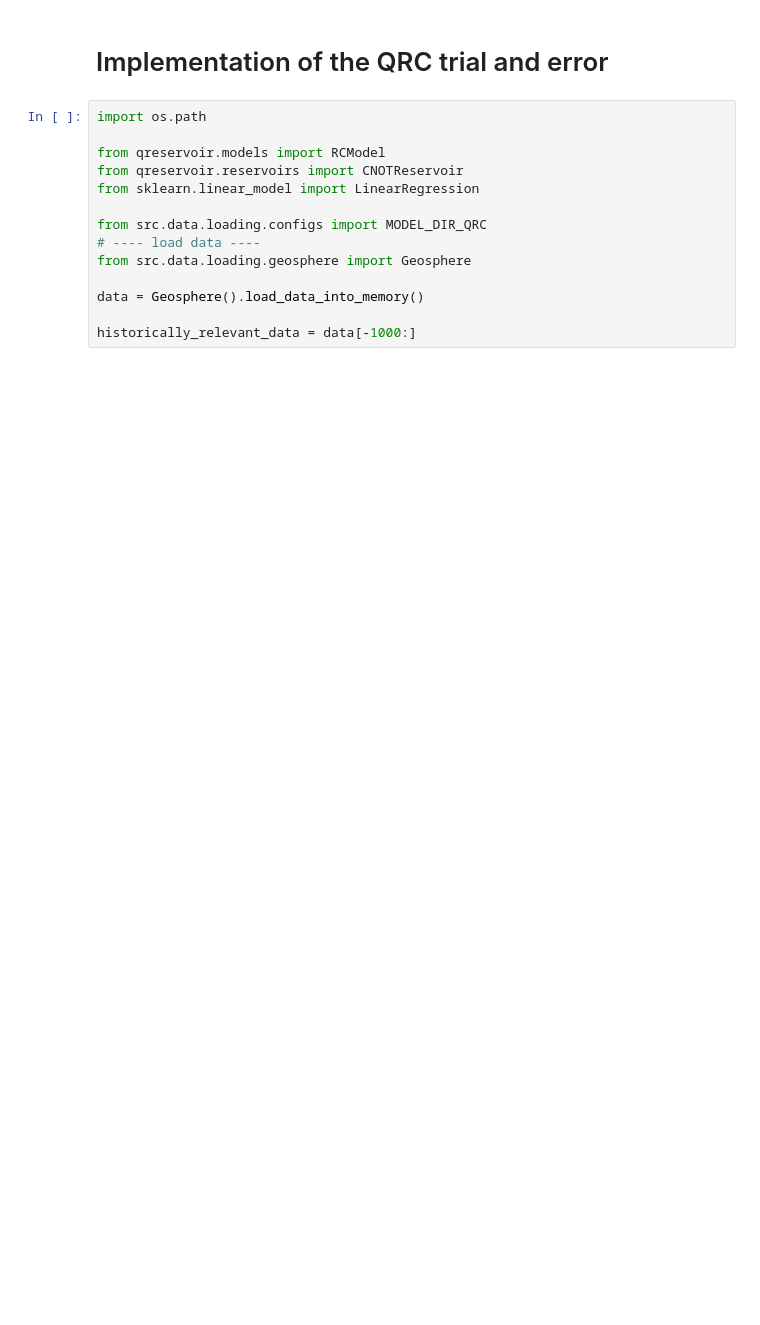
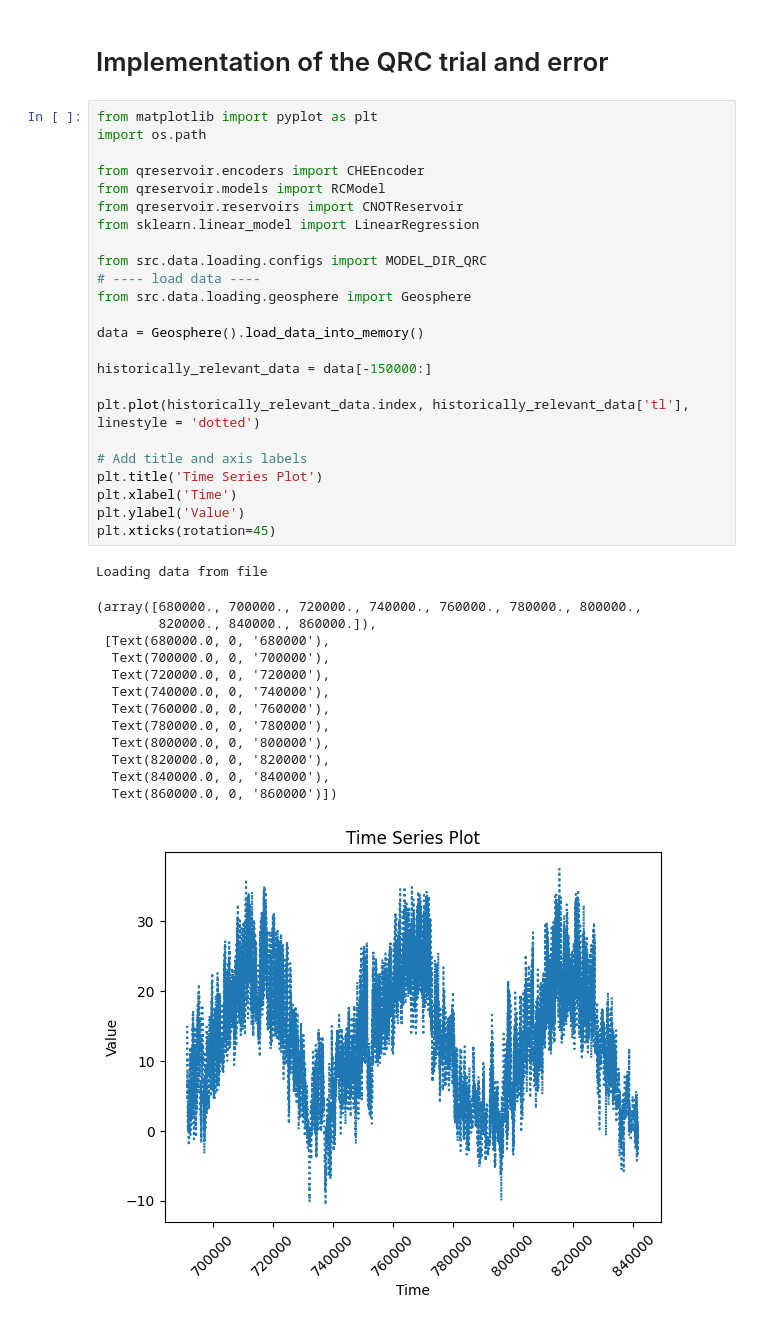
Before and after one commit to MorenoMarrara/MasterThesisProject-HCW-QuantumReservoirComputing, a Jupyter notebook: notebooks/QRC-simulation.ipynb, the cells around one changed output. Saved outputs shown, nothing was run; the diff lists cells and outputs as text; blank space fills up the shorter version.

```diff
--- a/notebooks/QRC-simulation.ipynb
+++ b/notebooks/QRC-simulation.ipynb
@@ -1,19 +1,44 @@
 # %% [markdown]
 # Implementation of the QRC trial and error
 # %%
+from matplotlib import pyplot as plt
 import os.path
 
+from qreservoir.encoders import CHEEncoder
 from qreservoir.models import RCModel
 from qreservoir.reservoirs import CNOTReservoir
 from sklearn.linear_model import LinearRegression
 
 from src.data.loading.configs import MODEL_DIR_QRC
 # ---- load data ----
 from src.data.loading.geosphere import Geosphere
 
 data = Geosphere().load_data_into_memory()
 
-historically_relevant_data = data[-1000:]
+historically_relevant_data = data[-150000:]
+
+plt.plot(historically_relevant_data.index, historically_relevant_data['tl'], linestyle = 'dotted')
+
+# Add title and axis labels
+plt.title('Time Series Plot')
+plt.xlabel('Time')
+plt.ylabel('Value')
+plt.xticks(rotation=45)
+# %% [output]
+Loading data from file
+(array([680000., 700000., 720000., 740000., 760000., 780000., 800000.,
+        820000., 840000., 860000.]),
+ [Text(680000.0, 0, '680000'),
+  Text(700000.0, 0, '700000'),
+  Text(720000.0, 0, '720000'),
+  Text(740000.0, 0, '740000'),
+  Text(760000.0, 0, '760000'),
+  Text(780000.0, 0, '780000'),
+  Text(800000.0, 0, '800000'),
+  Text(820000.0, 0, '820000'),
+  Text(840000.0, 0, '840000'),
+  Text(860000.0, 0, '860000')])
+[figure, added]
 # %%
 # ---- select data ----
 
```
Also changed, not shown: parts of 2 cells of this notebook.
